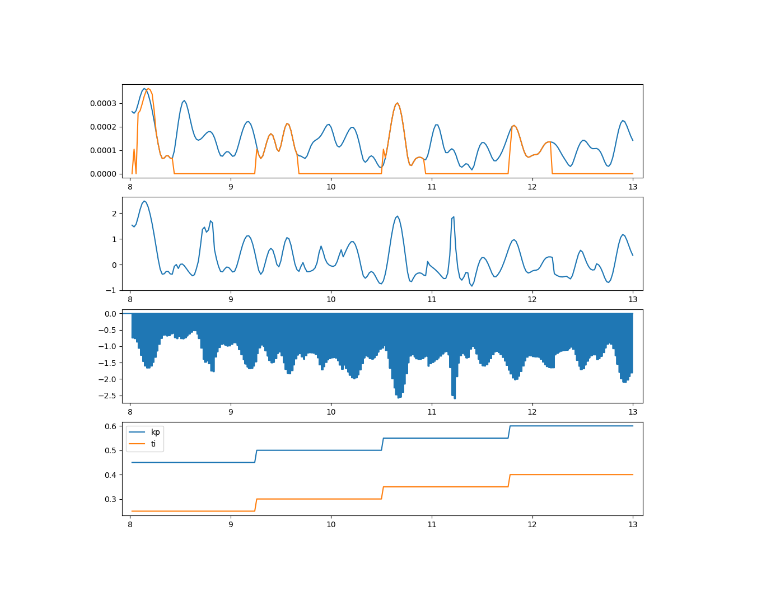
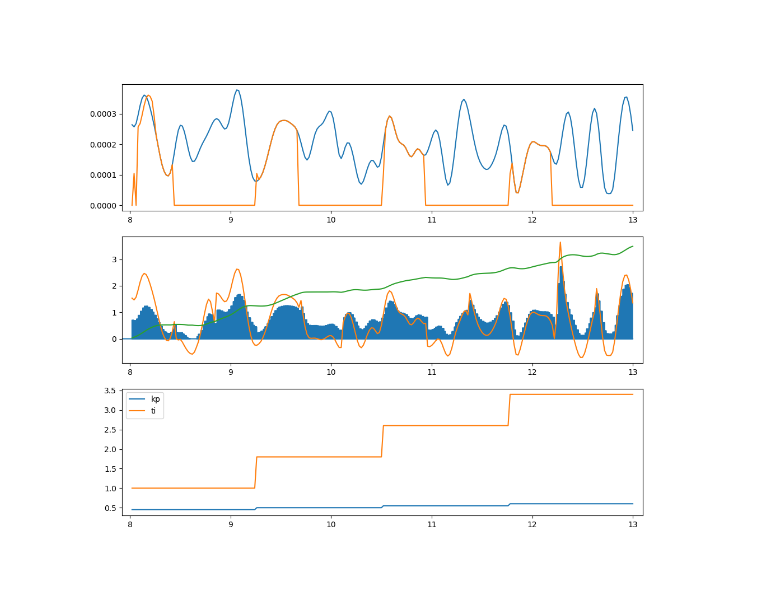
Before and after one commit to silvanx/CBG_Model_Fleming, a Jupyter notebook: Cortex_BasalGanglia_DBS_model/Simulation_Output_Results/plot_IFT.ipynb, the cells around one changed output. Saved outputs shown, nothing was run; the diff lists cells and outputs as text; code cells hidden in the pictures.

Commit message:
Plot IFT results

```diff
--- a/Cortex_BasalGanglia_DBS_model/Simulation_Output_Results/plot_IFT.ipynb
+++ b/Cortex_BasalGanglia_DBS_model/Simulation_Output_Results/plot_IFT.ipynb
@@ -5,7 +5,8 @@ import csv
 from pathlib import Path
 import numpy as np
 # %%
-result_dir = Path('Controller_Simulations/IFT/iterative_feedback_tuning_PI_Controller-20221014114739/')
+result_dir = Path('Controller_Simulations/IFT/iterative_feedback_tuning_PI_Controller-20221014141054/')
+# result_dir = Path('Controller_Simulations/IFT/iterative_feedback_tuning_PI_Controller-20221014114739/')
 # %%
 with open(result_dir / 'controller_sample_times.csv', 'r') as f:
     tt = np.array([float(r) for r in f])
@@ -26,6 +27,9 @@ with open(result_dir / 'controller_parameter_values.csv', 'r') as f:
     csvreader = csv.reader(f, delimiter=',')
     parameters = np.asarray([[float(row[0]), float(row[1])] for row in csvreader])
 
+with open(result_dir / 'controller_integral_term_values.csv', 'r') as f:
+    integral_term_history = np.array([float(r) for r in f])
+
 time, dbs = u.load_dbs_output(result_dir)
 # %%
 shifted_reference_history = np.copy(reference_history)
@@ -42,16 +46,17 @@ for s in edges:
         shifted_reference_history = np.insert(tmp, e - length + 1, np.zeros(length))
 # %%
 %matplotlib widget
-fig, ax = plt.subplots(4, 1, figsize=(12, 10))
+fig, ax = plt.subplots(3, 1, figsize=(12, 10))
 ax[0].plot(tt, beta_history)
+ax[1].plot(time['signal'][:,0]/1000, -dbs['signal'][:,0])
 ax[1].plot(tt, error_history)
-ax[2].plot(time['signal'][:,0]/1000, dbs['signal'][:,0])
-ax[3].plot(tt, parameters[:,0])
-ax[3].plot(tt, parameters[:,1])
-ax[3].legend(['kp', 'ti'])
+ax[1].plot(tt, integral_term_history)
+ax[2].plot(tt, parameters[:,0])
+ax[2].plot(tt, parameters[:,1])
+ax[2].legend(['kp', 'ti'])
 ax[0].plot(tt, shifted_reference_history)
 
 for a in ax:
     a.set_xlim([min(tt) - 0.1, max(tt) + 0.1])
 # %% [output]
-[figure, old version]
+[figure, new version]
```
